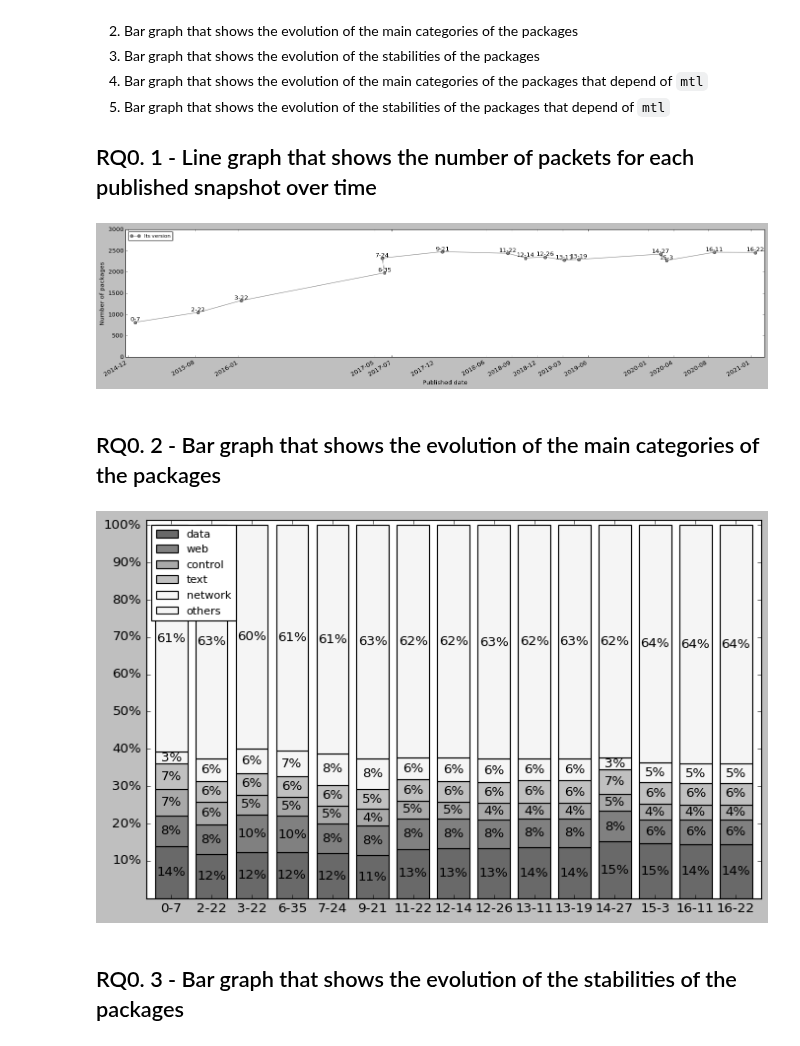
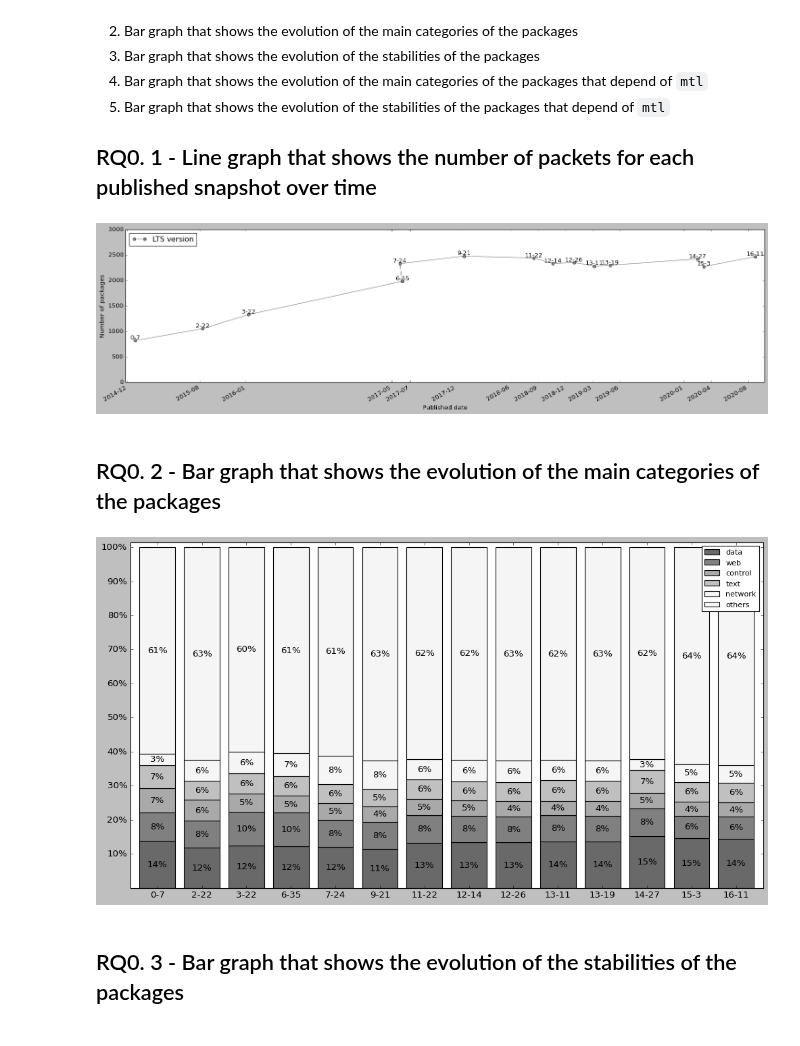
Before and after one commit to pragmaticslaboratory/stackage-evolution, a Jupyter notebook: notebooks/answers.ipynb, the cells around one changed output. Cells and saved outputs as stored; diff of their text form; code cells hidden in the pictures.

```diff
--- a/notebooks/answers.ipynb
+++ b/notebooks/answers.ipynb
@@ -13,7 +13,7 @@ plt.style.use('classic')
 # %% [markdown]
 # Data and constants
 # %%
-lts_list = ['0-7', '2-22', '3-22', '6-35', '7-24', '9-21', '11-22', '12-14', '12-26', '13-11', '13-19', '14-27', '15-3', '16-11', '16-22']
+lts_list = ['0-7', '2-22', '3-22', '6-35', '7-24', '9-21', '11-22', '12-14', '12-26', '13-11', '13-19', '14-27', '15-3', '16-11']
 df_list = []
 df_by_category_list = []
 
@@ -63,33 +85,33 @@ for df in df_list:
 # %%
 from pandas.plotting import register_matplotlib_converters
 register_matplotlib_converters()
 
-fig, ax = plt.subplots(figsize=(18,5))
+fig, ax = plt.subplots(figsize=(18,6))
 ax.margins(0.015)
 plt.subplots_adjust(right=1.1)
 
 
 #line = ax.plot(dates, total_pkgs, color='grey', marker='o',label='lts version')
-plt.plot_date(lts_datetim, total_pkgs, linestyle='solid',color='grey',label='lts version')
+plt.plot_date(lts_datetim, total_pkgs, linestyle='solid',color='grey',label='LTS version')
 plt.gcf().autofmt_xdate()
 
 for i in range(len(lts_list)):
     plt.text(lts_datetim[i],total_pkgs[i],lts_list[i],ha="center",va="bottom")
 
 ax.set_yticks([0,500, 1000, 1500, 2000, 2500, 3000])
 ax.set_yticklabels(['0','500', '1000', '1500', '2000', '2500', '3000'])
 
 ax.set_xticks(dates)
 ax.set_xticklabels(lts_date)
 
 ax.set_xlabel('Published date')
 ax.set_ylabel('Number of packages')
-ax.legend(loc='upper left', fontsize='small', bbox_to_anchor=(0, 1))
+ax.legend(loc='upper left')
 
 plt.savefig("graphs/rq0-1.pdf", format='pdf', bbox_inches='tight')
 plt.show()
 # %% [output]
-[figure, old version]
+[figure, new version]
 # %% [markdown]
 ## RQ0. 2 - Bar graph that shows the evolution of the main categories of the packages
 # %%
@@ -141,7 +163,7 @@ data['others'] = per_others
 count_pkgs['others'] = others
 # %%
 import operator
-fig, ax = plt.subplots()
+fig, ax = plt.subplots(figsize=(12,8))
 ax.margins(0.015)
 plt.subplots_adjust(right=1.1)
 
@@ -160,13 +182,13 @@ ax.bar_label(bar5, labels=list(map(lambda per: f"{round(per)}%", data['network']
 ax.bar_label(bar6, labels=list(map(lambda per: f"{round(per)}%", data['others'])), label_type='center')
 
 
-ax.legend(loc='upper left', fontsize='small', bbox_to_anchor=(0, 1))
+ax.legend(loc='upper right', fontsize='small')
 ax.set_yticks([10, 20, 30, 40, 50, 60, 70, 80, 90, 100])
 ax.set_yticklabels(['10%', '20%', '30%', '40%', '50%', '60%', '70%', '80%', '90%', '100%'])
 plt.savefig("graphs/rq0-2.pdf", format='pdf', bbox_inches='tight')
 plt.show()
 # %% [output]
-[figure, old version]
+[figure, new version]
 # %% [markdown]
 ## RQ0. 3 - Bar graph that shows the evolution of the stabilities of the packages
 # %%
```
Also changed, not shown: parts of 17 cells of this notebook, 11 other files.
